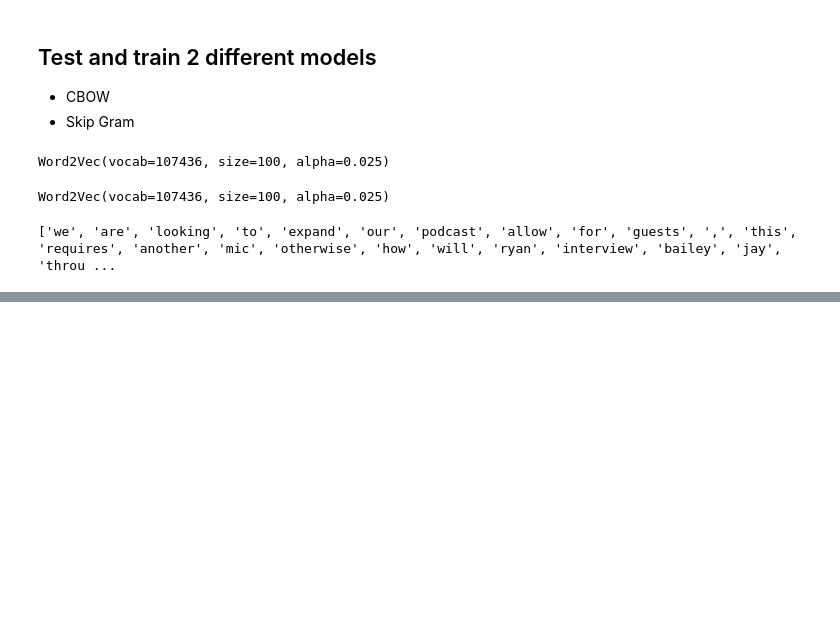
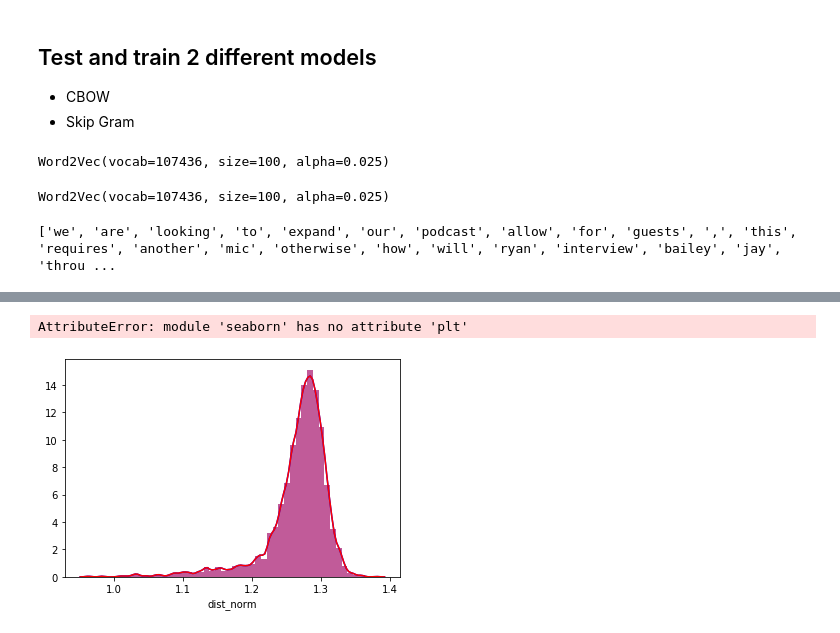
Before and after one commit to ChevyWilliams/insight, a Jupyter notebook: W2VModeling.ipynb, the cells around one changed output, grey strips where cells are left out. Drawn from its saved outputs; the diff is of its cells as text; code cells hidden in the pictures; blank space fills up the shorter version.

Commit message:
Add to app output, normalize model

```diff
--- a/W2VModeling.ipynb
+++ b/W2VModeling.ipynb
@@ -506 +453,4 @@ FileNotFoundError: [Errno 2] No such file or directory: '/var/folders/0m/lrd6ml1
+# %%
+norm_model = gensim.models.KeyedVectors.load_word2vec_format('GoogleNews-vectors-negative300-SLIM.bin', binary=True)
+norm_model.init_sims(replace=True)
 # %%
@@ -525,0 +467,28 @@ See the caveats in the documentation: http://pandas.pydata.org/pandas-docs/stabl
+# %%
+# For word in list, get embedding, return all vectors"""
+def get_vectors_norm(listcol):
+    nvectors = []
+    for word in listcol:
+        try:
+            nvector = norm_model[word]
+            nvectors.append(nvector)
+        except KeyError:
+            pass
+    return nvectors
+# %%
+# apply vectors to the stripped, tokenized text
+df_art['nvectors'] = df_art['stripblurb'].apply(get_vectors_norm)
+df_book['nvectors'] = df_book['stripblurb'].apply(get_vectors_norm)
+df_craft['nvectors'] = df_craft['stripblurb'].apply(get_vectors_norm)
+df_design['nvectors'] = df_design['stripblurb'].apply(get_vectors_norm)
+df_diy['nvectors'] = df_diy['stripblurb'].apply(get_vectors_norm)
+df_events['nvectors'] = df_events['stripblurb'].apply(get_vectors_norm)
+df_fashion['nvectors'] = df_fashion['stripblurb'].apply(get_vectors_norm)
+df_food['nvectors'] = df_food['stripblurb'].apply(get_vectors_norm)
+df_film['nvectors'] = df_film['stripblurb'].apply(get_vectors_norm)
+df_media['nvectors'] = df_media['stripblurb'].apply(get_vectors_norm)
+df_music['nvectors'] = df_music['stripblurb'].apply(get_vectors_norm)
+df_perform['nvectors'] = df_perform['stripblurb'].apply(get_vectors_norm)
+df_tech['nvectors'] = df_tech['stripblurb'].apply(get_vectors_norm)
+df_other['nvectors'] = df_other['stripblurb'].apply(get_vectors_norm)
+df_games['nvectors'] = df_games['stripblurb'].apply(get_vectors_norm)
@@ -629,0 +665,9 @@ appdf_sub.to_pickle('appdf_sub.pkl')
+# %%
+sns.distplot(df_craft['distance'], color="blue", label="Non-normed Distance")
+sns.distplot(df_craft["dist_norm"], color="red", label="Normed Distance")
+sns.plt.legend()
+
+# sns.plt.show()
+# %% [output]
+AttributeError: module 'seaborn' has no attribute 'plt'
+[figure, added]
```
Also changed, not shown: parts of 43 cells of this notebook, 4 other files.
